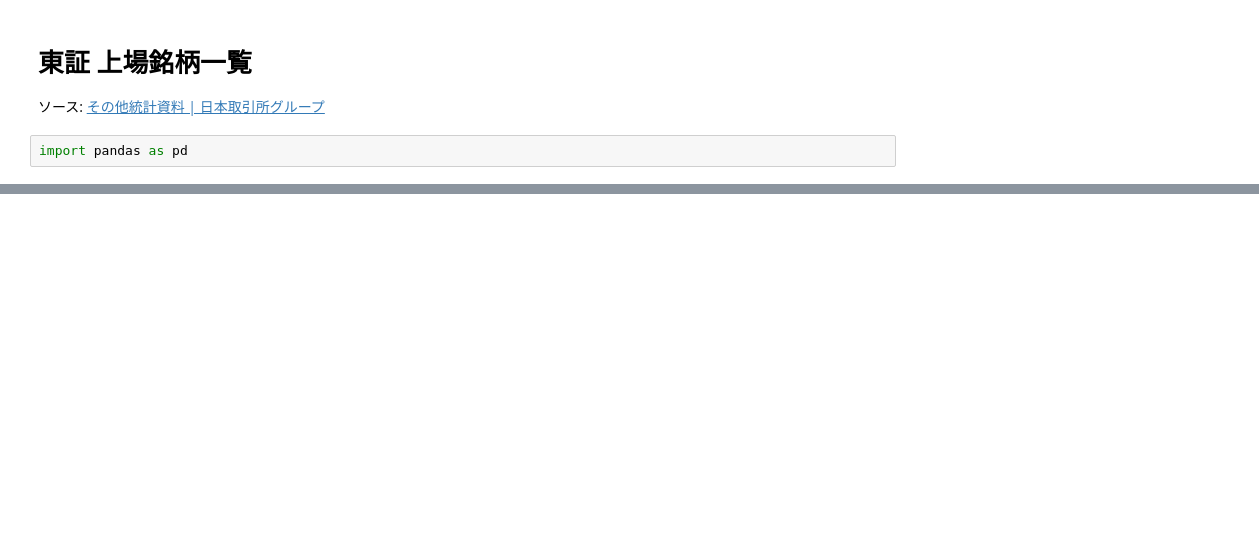
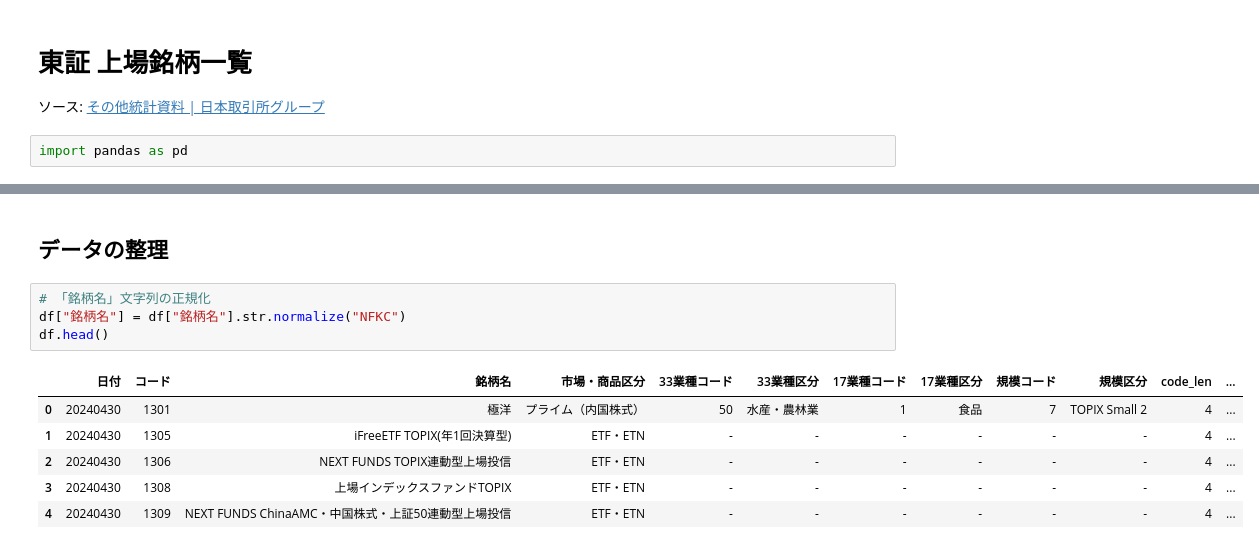
Before and after one commit to sorami/epsg-or-jpx, a Jupyter notebook: jpx.ipynb, the cells around one changed output, grey strips where cells are left out. Drawn from its saved outputs; the diff is of its cells as text; blank space fills up the shorter version.

```diff
--- a/jpx.ipynb
+++ b/jpx.ipynb
@@ -30,0 +112,13 @@ Pandas(日付=20240329, コード=9997, 銘柄名='ベルーナ', _3='プライ
+# %% [markdown]
+## データの整理
+# %%
+# 「銘柄名」文字列の正規化
+df["銘柄名"] = df["銘柄名"].str.normalize("NFKC")
+df.head()
+# %% [output]
+|  | 日付 | コード | 銘柄名 | 市場・商品区分 | 33業種コード | 33業種区分 | 17業種コード | 17業種区分 | 規模コード | 規模区分 | code_len | ... |
+| 0 | 20240430 | 1301 | 極洋 | プライム（内国株式） | 50 | 水産・農林業 | 1 | 食品 | 7 | TOPIX Small 2 | 4 | ... |
+| 1 | 20240430 | 1305 | iFreeETF TOPIX(年1回決算型) | ETF・ETN | - | - | - | - | - | - | 4 | ... |
+| 2 | 20240430 | 1306 | NEXT FUNDS TOPIX連動型上場投信 | ETF・ETN | - | - | - | - | - | - | 4 | ... |
+| 3 | 20240430 | 1308 | 上場インデックスファンドTOPIX | ETF・ETN | - | - | - | - | - | - | 4 | ... |
+| 4 | 20240430 | 1309 | NEXT FUNDS ChinaAMC・中国株式・上証50連動型上場投信 | ETF・ETN | - | - | - | - | - | - | 4 | ... |
```
Also changed, not shown: parts of 16 cells of this notebook.
